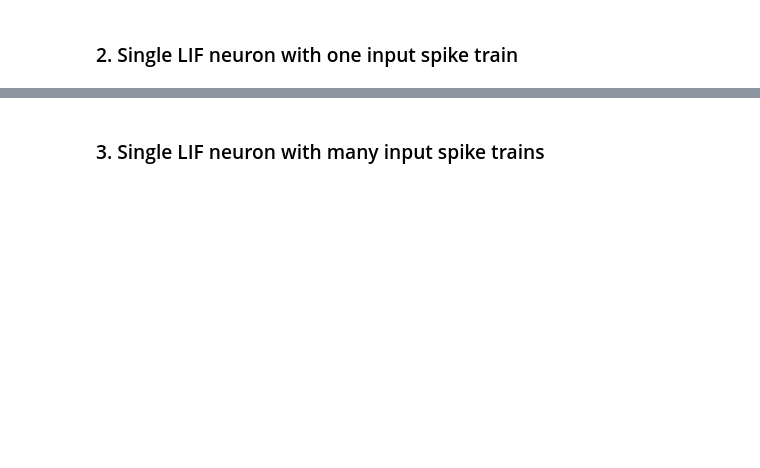
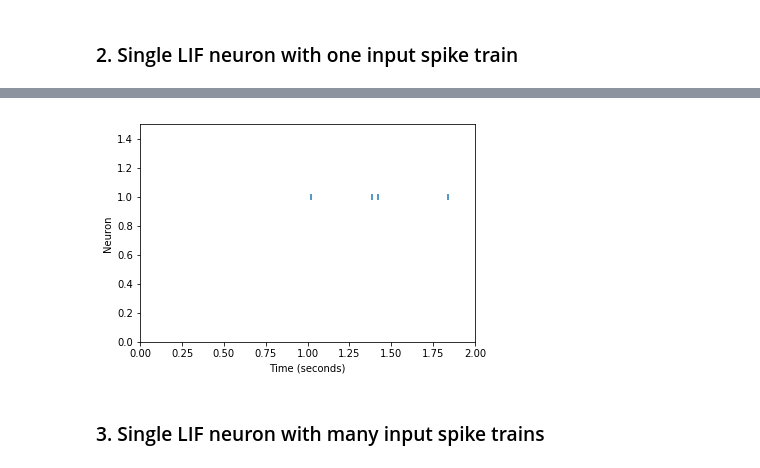
Before and after one commit to ClintonIgwegbu/4G3-Computational-Neuroscience-Assignment-1, a Jupyter notebook: Assignment 1.ipynb, the cells around one changed output, grey strips where cells are left out. Cells and saved outputs as stored; diff of their text form; code cells hidden in the pictures; blank space fills up the shorter version.

```diff
--- a/Assignment 1.ipynb
+++ b/Assignment 1.ipynb
@@ -32,3 +108,7 @@ plot.eventplot(Si)
+# %%
+plot_spike_trains(np.array([Si]), dur, 1.5)
+# %% [output]
+[figure, added]
 # %% [markdown]
 ### 3. Single LIF neuron with many input spike trains
 # %%
```
Also changed, not shown: parts of 12 cells of this notebook.
